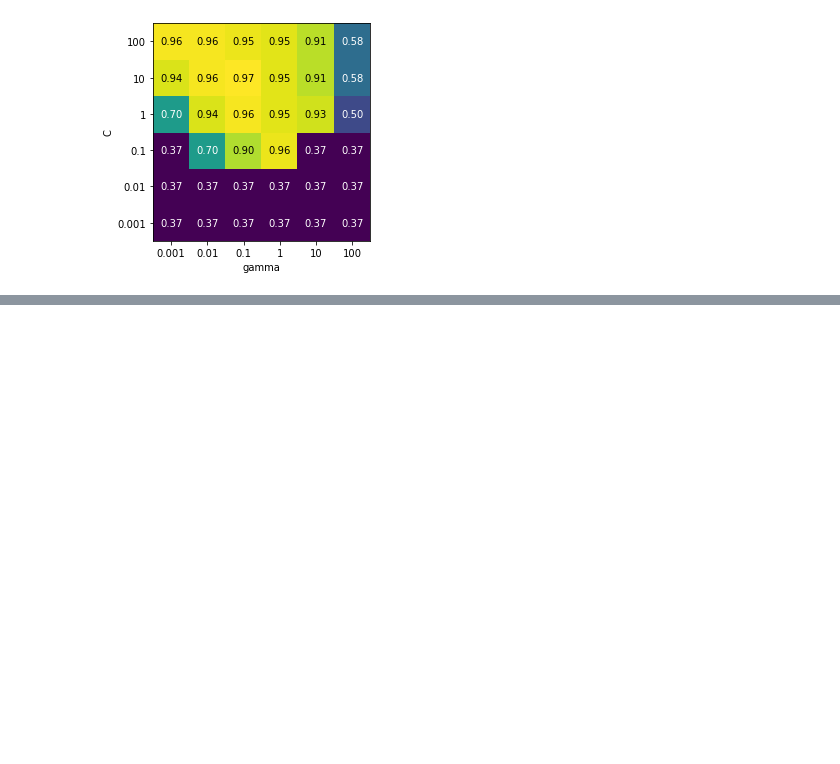
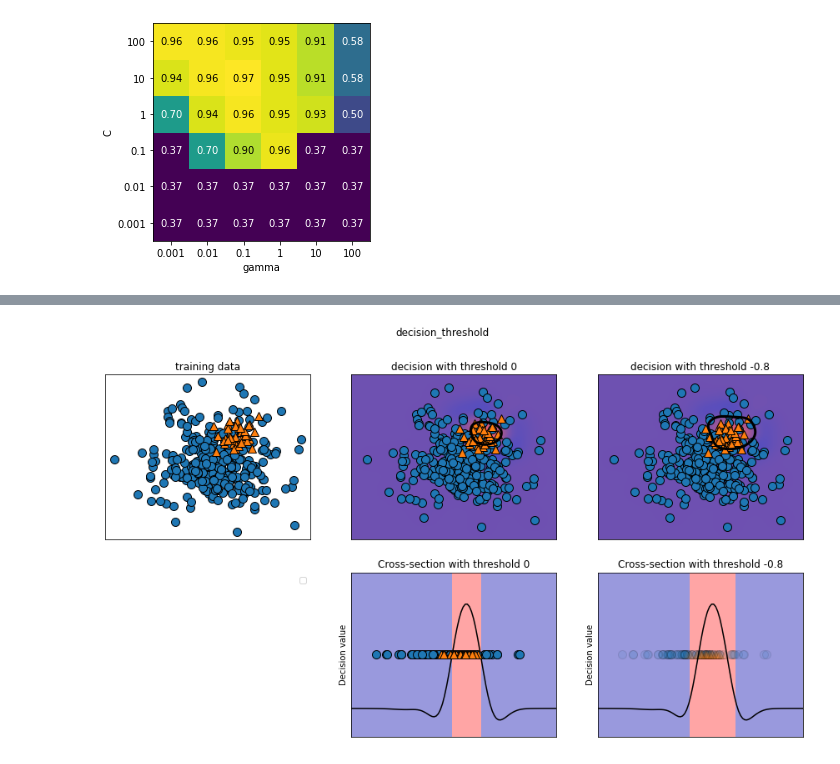
Before and after one commit to sympony/repository, a Jupyter notebook: 05_model evaluation and improvement.ipynb, the cells around one changed output, grey strips where cells are left out. Saved outputs shown, nothing was run; the diff lists cells and outputs as text; code cells hidden in the pictures; blank space fills up the shorter version.

```diff
--- a/05_model evaluation and improvement.ipynb
+++ b/05_model evaluation and improvement.ipynb
@@ -385,0 +571,4 @@ plt.colorbar(scores_image, ax=axes.tolist())
+# %%
+mglearn.plots.plot_decision_threshold()
+# %% [output]
+[figure, added]
```
Also changed, not shown: parts of 28 cells of this notebook.
